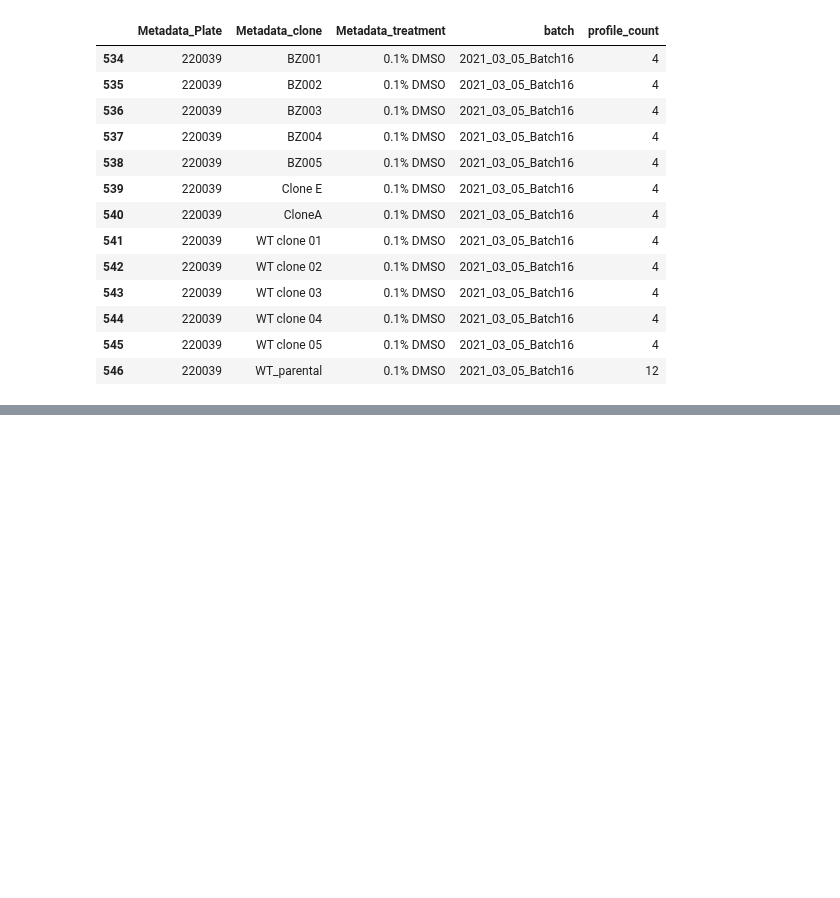
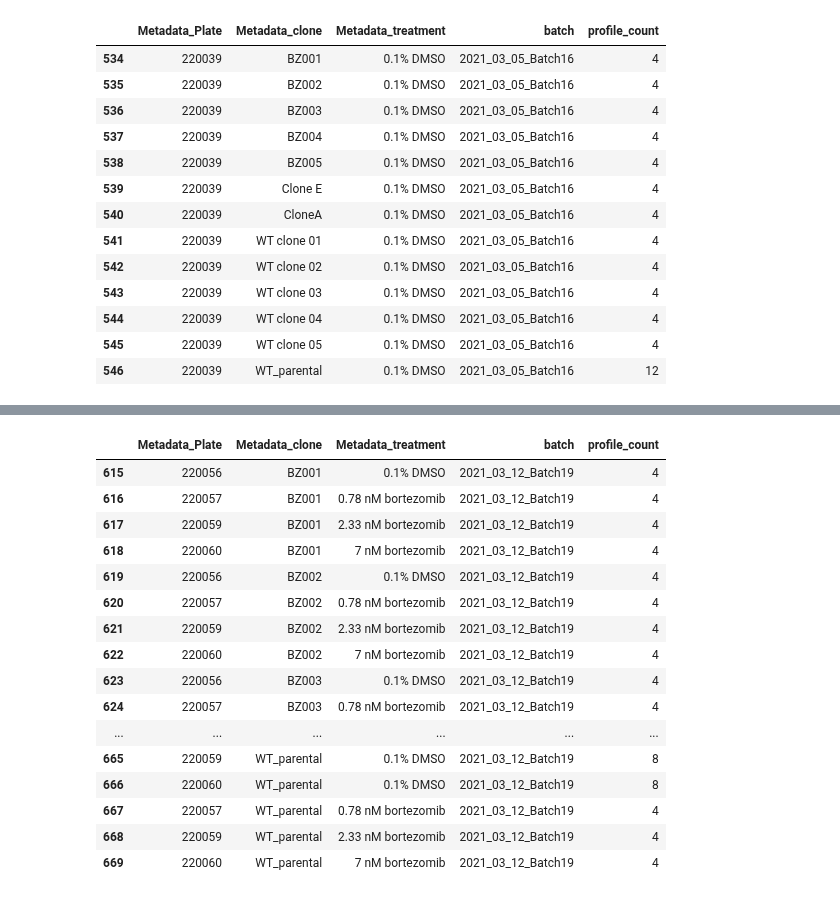
Before and after one commit to broadinstitute/profiling-resistance-mechanisms, a Jupyter notebook: 2.describe-data/0.describe-data.ipynb, the cells around one changed output, grey strips where cells are left out. Cells and saved outputs as stored; diff of their text form; code cells hidden in the pictures; blank space fills up the shorter version.

```diff
--- a/2.describe-data/0.describe-data.ipynb
+++ b/2.describe-data/0.describe-data.ipynb
@@ -707,0 +753,21 @@ batch16_df
+# %%
+batch19_df = treatment_counts_df.query("batch == '2021_03_12_Batch19'").dropna(axis="columns")
+batch19_df
+# %% [output]
+|  | Metadata_Plate | Metadata_clone | Metadata_treatment | batch | profile_count |
+| 615 | 220056 | BZ001 | 0.1% DMSO | 2021_03_12_Batch19 | 4 |
+| 616 | 220057 | BZ001 | 0.78 nM bortezomib | 2021_03_12_Batch19 | 4 |
+| 617 | 220059 | BZ001 | 2.33 nM bortezomib | 2021_03_12_Batch19 | 4 |
+| 618 | 220060 | BZ001 | 7 nM bortezomib | 2021_03_12_Batch19 | 4 |
+| 619 | 220056 | BZ002 | 0.1% DMSO | 2021_03_12_Batch19 | 4 |
+| 620 | 220057 | BZ002 | 0.78 nM bortezomib | 2021_03_12_Batch19 | 4 |
+| 621 | 220059 | BZ002 | 2.33 nM bortezomib | 2021_03_12_Batch19 | 4 |
+| 622 | 220060 | BZ002 | 7 nM bortezomib | 2021_03_12_Batch19 | 4 |
+| 623 | 220056 | BZ003 | 0.1% DMSO | 2021_03_12_Batch19 | 4 |
+| 624 | 220057 | BZ003 | 0.78 nM bortezomib | 2021_03_12_Batch19 | 4 |
+| ... | ... | ... | ... | ... | ... |
+| 665 | 220059 | WT_parental | 0.1% DMSO | 2021_03_12_Batch19 | 8 |
+| 666 | 220060 | WT_parental | 0.1% DMSO | 2021_03_12_Batch19 | 8 |
+| 667 | 220057 | WT_parental | 0.78 nM bortezomib | 2021_03_12_Batch19 | 4 |
+| 668 | 220059 | WT_parental | 2.33 nM bortezomib | 2021_03_12_Batch19 | 4 |
+| 669 | 220060 | WT_parental | 7 nM bortezomib | 2021_03_12_Batch19 | 4 |
```
Also changed, not shown: parts of 11 cells of this notebook, 32 other files.
